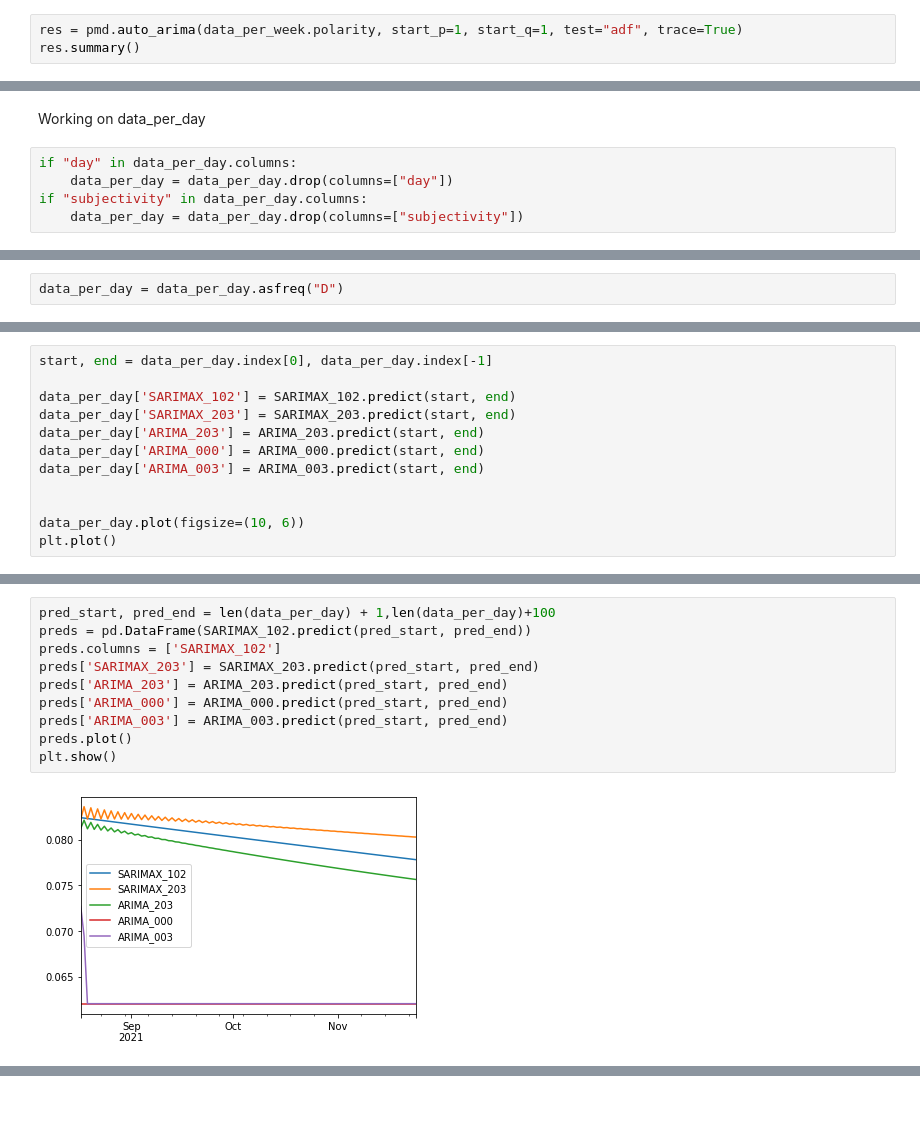
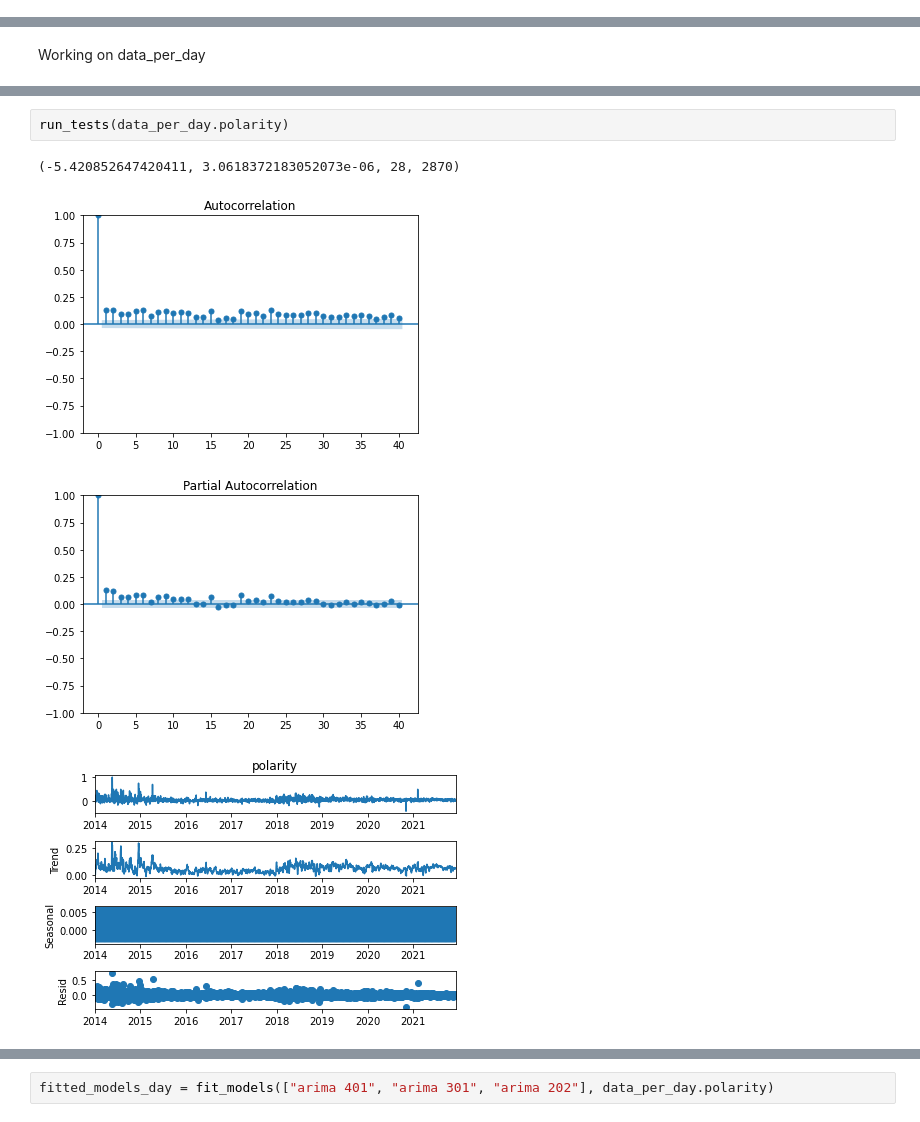
Before and after one commit to JulienF-Q/PBHLTH132, a Jupyter notebook: ph_notebook.ipynb, the cells around one changed output, grey strips where cells are left out. Cells and saved outputs as stored; diff of their text form.

```diff
--- a/ph_notebook.ipynb
+++ b/ph_notebook.ipynb
@@ -120,3 +118,0 @@ plt.show()
-# %%
-res = pmd.auto_arima(data_per_week.polarity, start_p=1, start_q=1, test="adf", trace=True)
-res.summary()
@@ -187,7 +189,2 @@ plt.show()
 # %% [markdown]
 Working on data_per_day
-# %%
-if "day" in data_per_day.columns:
-    data_per_day = data_per_day.drop(columns=["day"])
-if "subjectivity" in data_per_day.columns:
-    data_per_day = data_per_day.drop(columns=["subjectivity"])
@@ -244,2 +190,0 @@ Warnings:
-# %%
-data_per_day = data_per_day.asfreq("D")
@@ -252,12 +190,0 @@ ARIMA_003 = ARIMA(data_per_day.polarity, order= (0,0,3)).fit()
-# %%
-start, end = data_per_day.index[0], data_per_day.index[-1]
-
-data_per_day['SARIMAX_102'] = SARIMAX_102.predict(start, end)
-data_per_day['SARIMAX_203'] = SARIMAX_203.predict(start, end)
-data_per_day['ARIMA_203'] = ARIMA_203.predict(start, end)
-data_per_day['ARIMA_000'] = ARIMA_000.predict(start, end)
-data_per_day['ARIMA_003'] = ARIMA_003.predict(start, end)
-
-
-data_per_day.plot(figsize=(10, 6))
-plt.plot()
@@ -267,12 +191,7 @@ plt.plot()
-# %%
-pred_start, pred_end = len(data_per_day) + 1,len(data_per_day)+100
-preds = pd.DataFrame(SARIMAX_102.predict(pred_start, pred_end))
-preds.columns = ['SARIMAX_102']
-preds['SARIMAX_203'] = SARIMAX_203.predict(pred_start, pred_end)
-preds['ARIMA_203'] = ARIMA_203.predict(pred_start, pred_end)
-preds['ARIMA_000'] = ARIMA_000.predict(pred_start, pred_end)
-preds['ARIMA_003'] = ARIMA_003.predict(pred_start, pred_end)
-preds.plot()
-plt.show()
-# %% [output]
-[figure, removed]
+# %%
+run_tests(data_per_day.polarity)
+# %% [output]
+(-5.420852647420411, 3.0618372183052073e-06, 28, 2870)
+[figure, added]
+[figure, added]
+[figure, added]
@@ -278,0 +215,2 @@ plt.show()
+# %%
+fitted_models_day = fit_models(["arima 401", "arima 301", "arima 202"], data_per_day.polarity)
```
Also changed, not shown: parts of 29 cells of this notebook.
